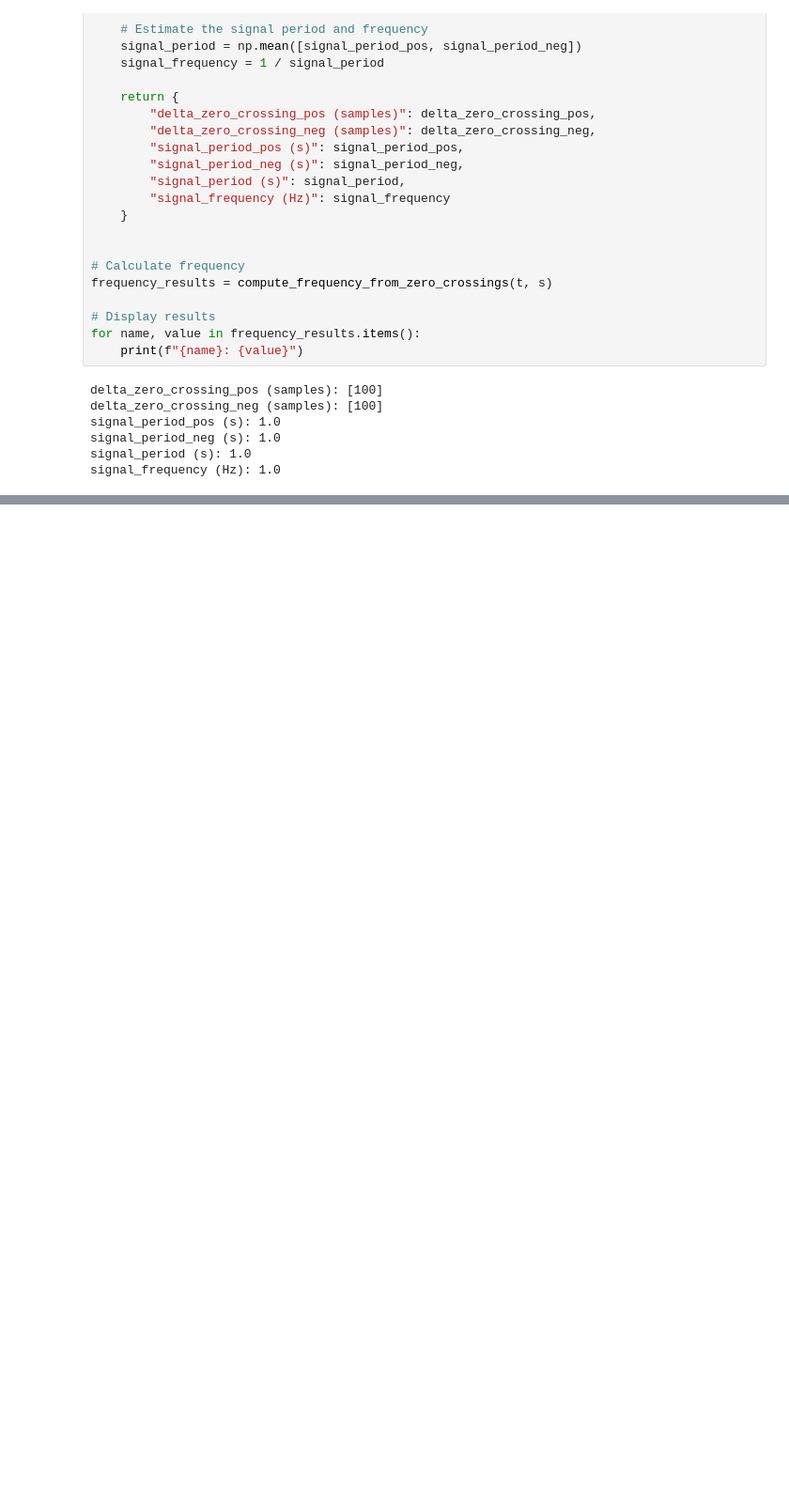
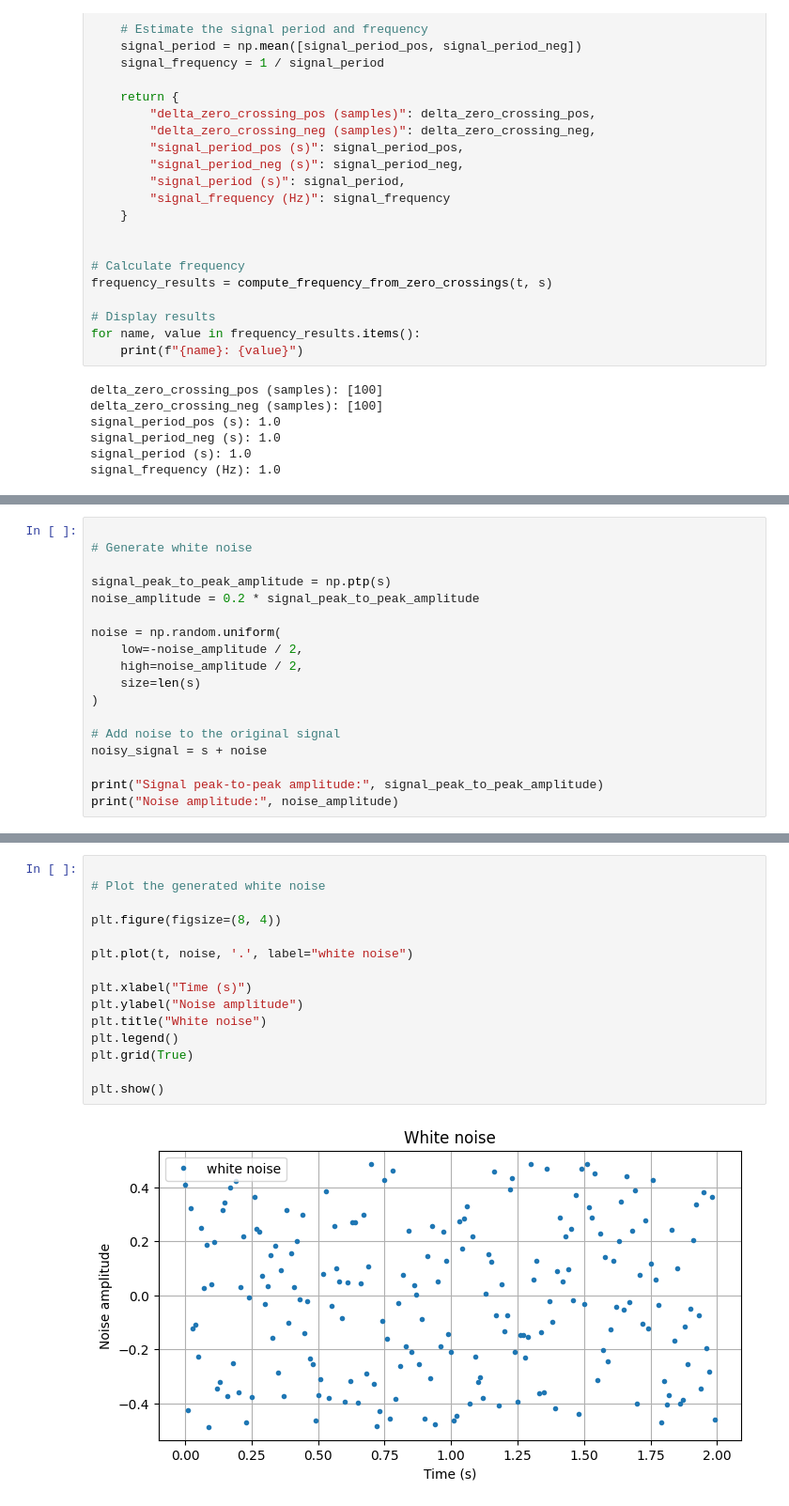
Before and after one commit to GaiaGas/Series03-Python, a Jupyter notebook: Series03-Python.ipynb, the cells around one changed output, grey strips where cells are left out. Shown at 94% size. Cells and saved outputs as stored; diff of their text form; blank space fills up the shorter version.

```diff
--- a/Series03-Python.ipynb
+++ b/Series03-Python.ipynb
@@ -444,0 +449,18 @@ signal_frequency (Hz): 1.0
+# %%
+
+# Generate white noise
+
+signal_peak_to_peak_amplitude = np.ptp(s)
+noise_amplitude = 0.2 * signal_peak_to_peak_amplitude
+
+noise = np.random.uniform(
+    low=-noise_amplitude / 2,
+    high=noise_amplitude / 2,
+    size=len(s)
+)
+
+# Add noise to the original signal
+noisy_signal = s + noise
+
+print("Signal peak-to-peak amplitude:", signal_peak_to_peak_amplitude)
+print("Noise amplitude:", noise_amplitude)
@@ -444,0 +480,17 @@ signal_frequency (Hz): 1.0
+# %%
+
+# Plot the generated white noise
+
+plt.figure(figsize=(8, 4))
+
+plt.plot(t, noise, '.', label="white noise")
+
+plt.xlabel("Time (s)")
+plt.ylabel("Noise amplitude")
+plt.title("White noise")
+plt.legend()
+plt.grid(True)
+
+plt.show()
+# %% [output]
+[figure, added]
```
Also changed, not shown: parts of 4 cells of this notebook.
